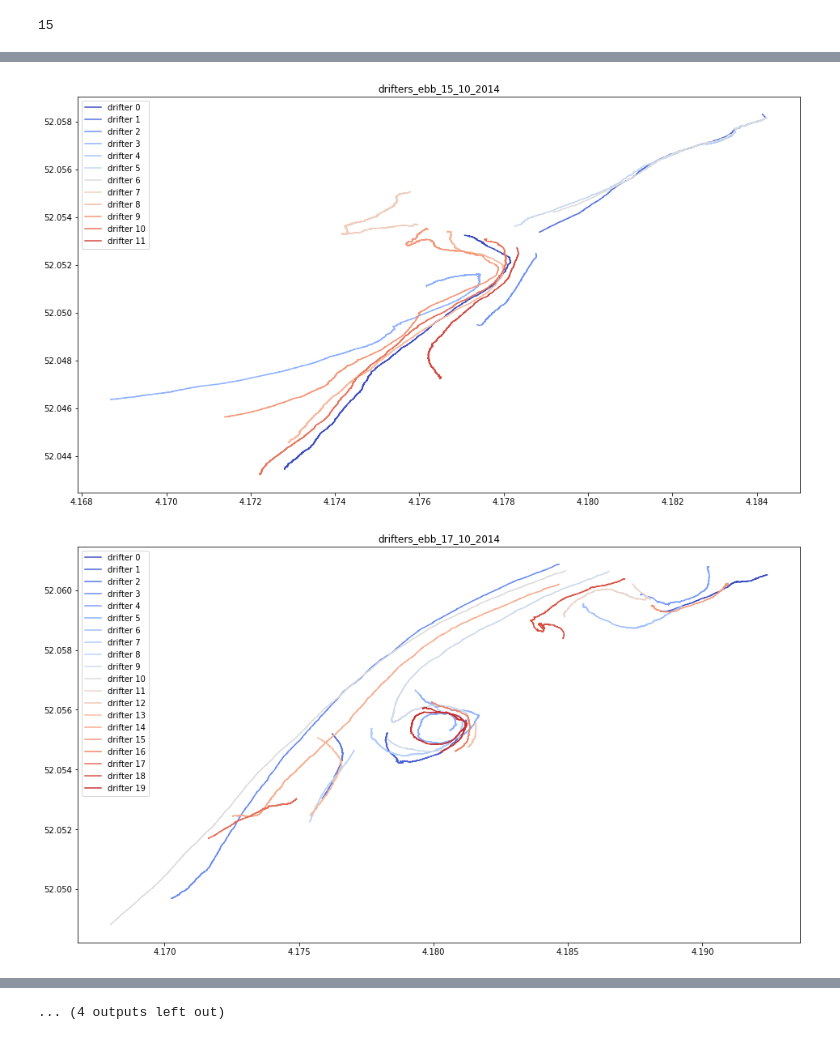
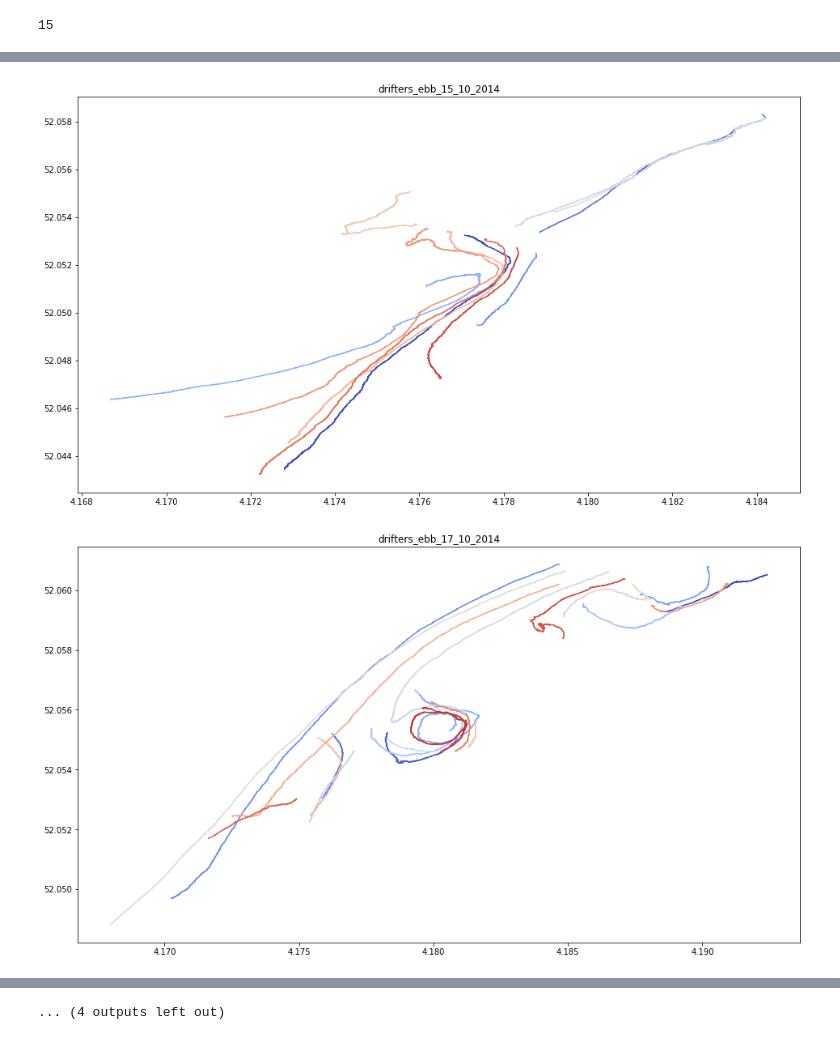
Before and after one commit to openearth/sandengine-viewer, a Jupyter notebook: notebooks/Drifters.ipynb, the cells around one changed output, grey strips where cells are left out. Drawn from its saved outputs; the diff is of its cells as text; code cells hidden in the pictures.

Commit message:
Update drifters and timeslider
Link timeslider to mapfeatures and bokeh plots; add drifter data; change ylabels of meteo

```diff
--- a/notebooks/Drifters.ipynb
+++ b/notebooks/Drifters.ipynb
@@ -41,14 +41,13 @@ print(len(urls))
 cmap = matplotlib.cm.get_cmap('coolwarm')
 features = []
 for url in urls:
-    print('processing', url)
     dataset = nc.Dataset(url)
     dataset.set_auto_mask(False)
 
     # get deployment name
     deploymentID = dataset.id
+    print('processing', deploymentID)
 
-    print(deploymentID)
     plt.figure(figsize=(16,9))
     plt.title(deploymentID)
 
@@ -64,17 +63,15 @@ for url in urls:
         for j in range(len(time)):
             time[j] = int(time[j])
 
-        trajectory = geojson.LineString(coordinates= (zip(lon,lat)))
         color = matplotlib.colors.to_hex(cmap(i/float(np.shape(dataset['lat'])[1])))
+        line = geojson.LineString(zip(lon,lat))
 
-        p = plt.plot(lon, lat, label='%s %i' %('drifter',i),c=color)
-        features.append(geojson.Feature(geometry=trajectory, properties=({'timestamp':time,
-                                                                          'deploymentId':deploymentID,
-                                                                          'color':color})))
-    plt.legend()
+        plt.plot(lon,lat,color=color)
+        feature = geojson.Feature(geometry = line, properties={'tStart':int(np.min(time)),'tEnd':int(np.max(time)),'color':color})
+        features.append(feature)
 
 # to json
-f = open('%s/%s%s' %('../static', 'Drifters', '.geojson'),'w')
-f.write(json.dumps(geojson.FeatureCollection(features),indent=4))
+f = open('%s/%s' %('../static', 'Drifters.geojson'),'w')
+f.write(json.dumps(geojson.FeatureCollection(features)))
 f.close()
 # %% [output]
@@ -101,2 +96,2 @@ drifters_flood_30_09_2014
-[figure, old version]
+[figure, new version]
-[figure, old version]
+[figure, new version]
```
Also changed, not shown: parts of 1 cell of this notebook, 6 other files.
